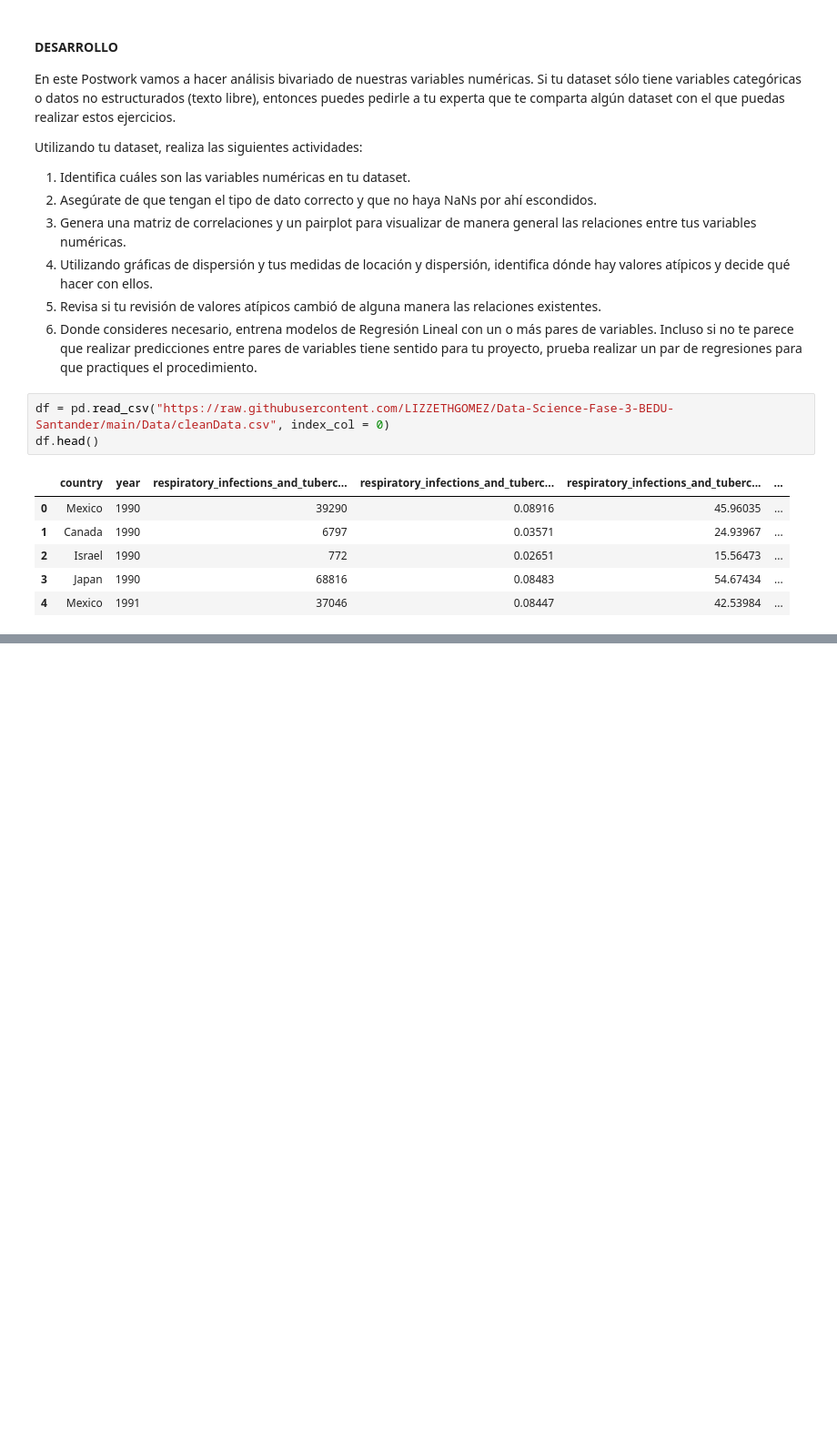
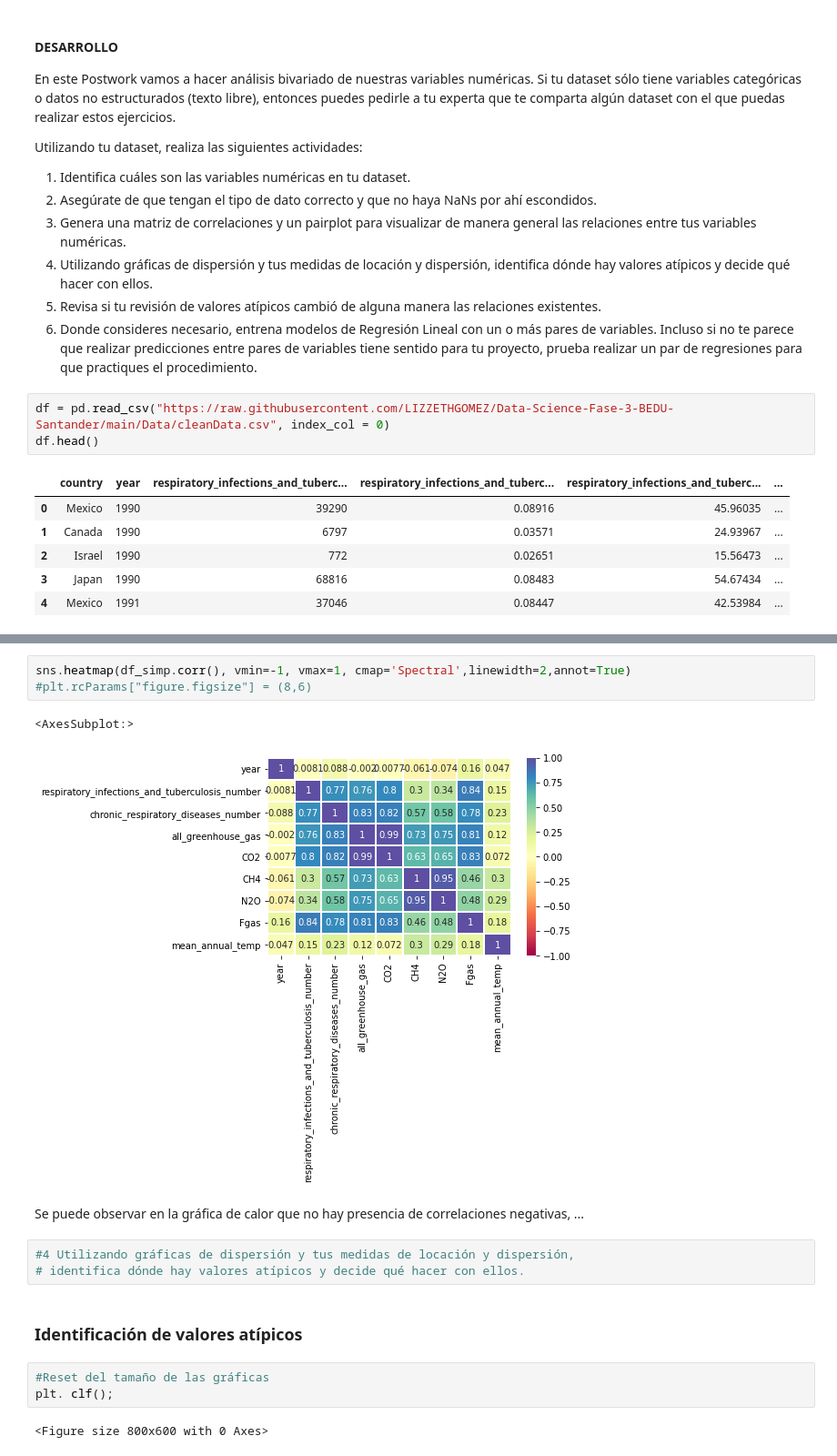
Before and after one commit to SanLnAlan/B2-Analisis-de-Datos-con-Python-2020-2021-Santander, a Jupyter notebook: Sesion-04/Postwork/postwork 4.ipynb, the cells around one changed output, grey strips where cells are left out. Shown at 91% size. Drawn from its saved outputs; the diff is of its cells as text; blank space fills up the shorter version.

```diff
--- a/Sesion-04/Postwork/postwork 4.ipynb
+++ b/Sesion-04/Postwork/postwork 4.ipynb
@@ -125,0 +131,18 @@ sns.pairplot(df)
+# %%
+sns.heatmap(df_simp.corr(), vmin=-1, vmax=1, cmap='Spectral',linewidth=2,annot=True)
+#plt.rcParams["figure.figsize"] = (8,6)
+# %% [output]
+<AxesSubplot:>
+[figure, added]
+# %% [markdown]
+Se puede observar en la gráfica de calor que no hay presencia de correlaciones negativas, ...
+# %%
+#4 Utilizando gráficas de dispersión y tus medidas de locación y dispersión,
+# identifica dónde hay valores atípicos y decide qué hacer con ellos.
+# %% [markdown]
+### Identificación de valores atípicos
+# %%
+#Reset del tamaño de las gráficas
+plt. clf();
+# %% [output]
+<Figure size 800x600 with 0 Axes>
```
Also changed, not shown: parts of 21 cells of this notebook, 8 other files.
